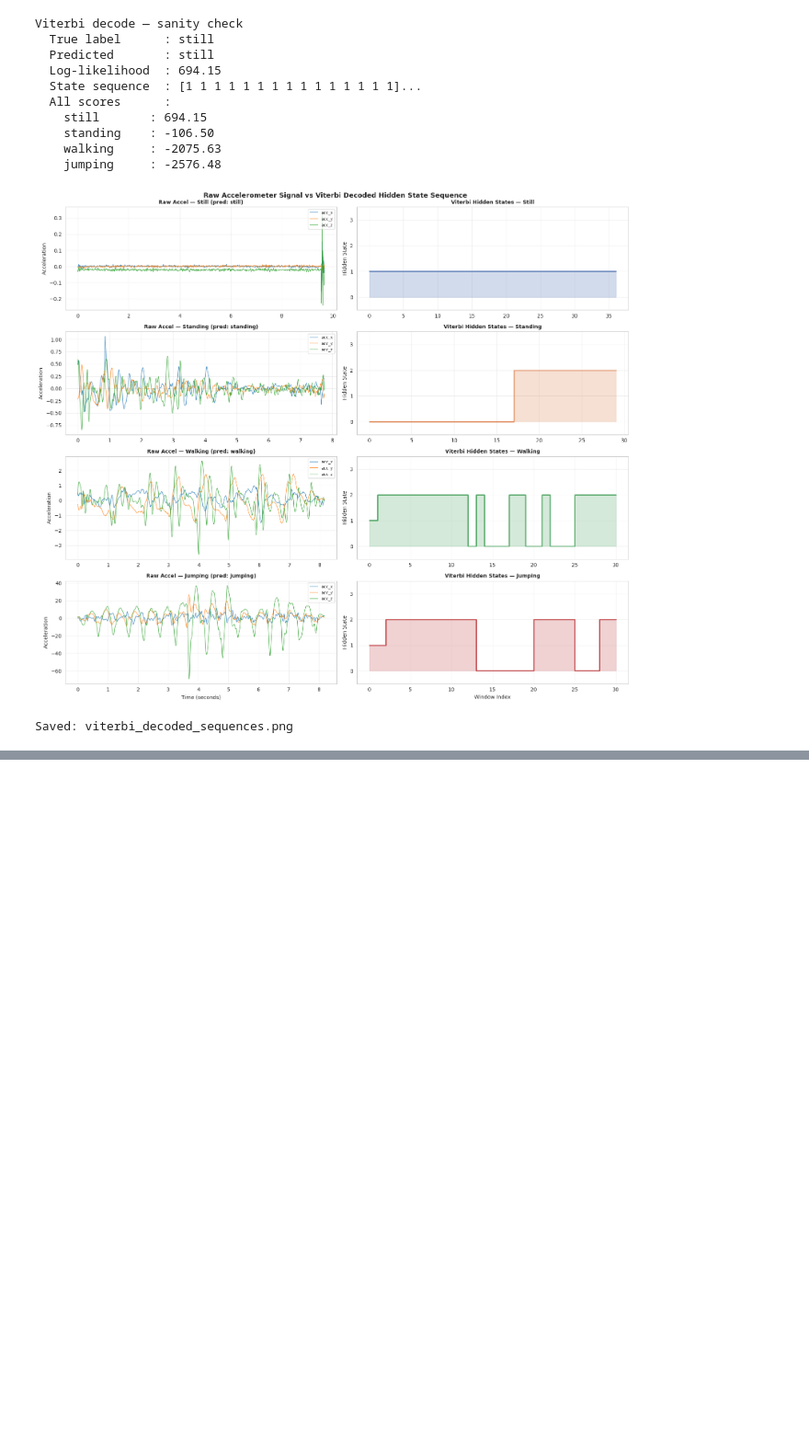
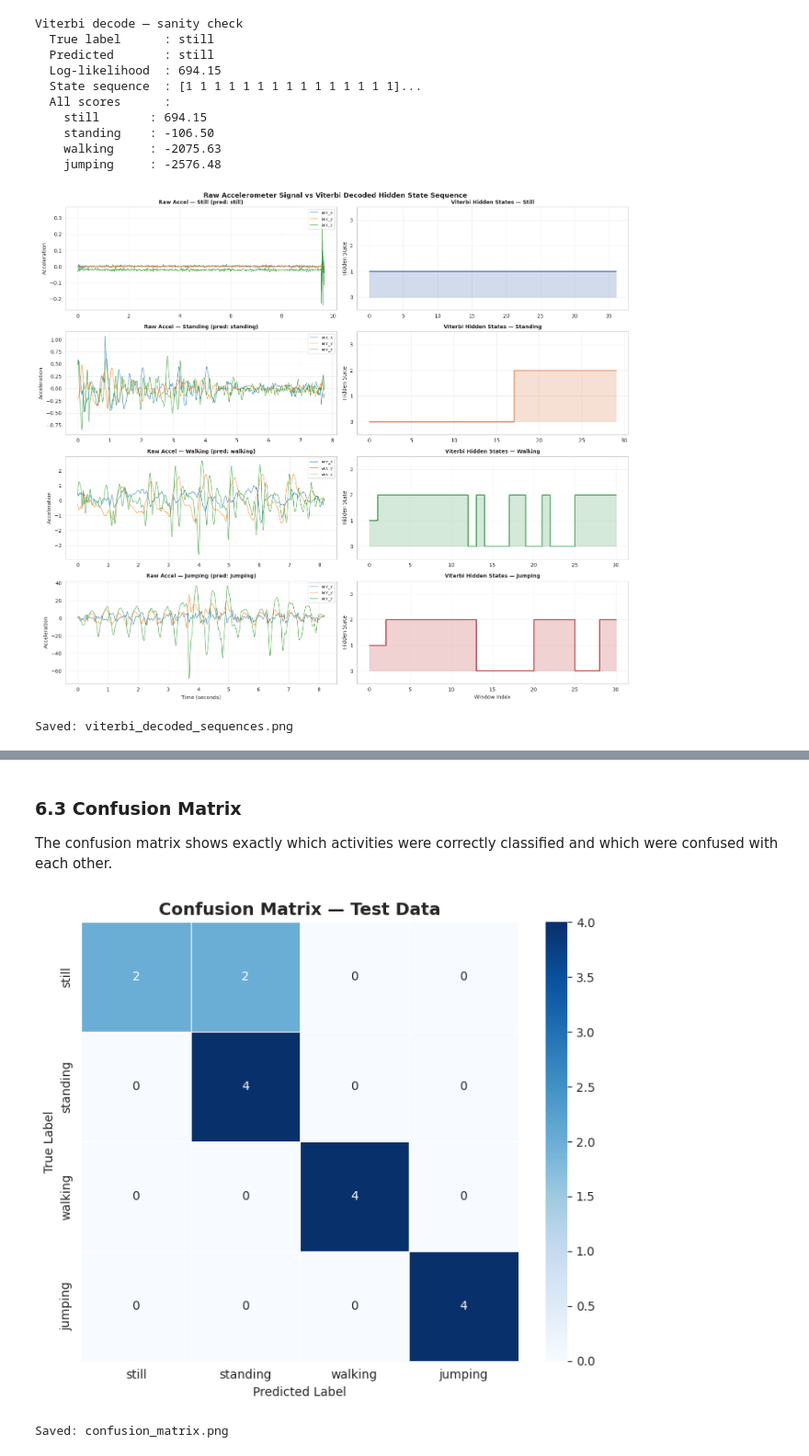
Before and after one commit to 1heodora-e/Hidden_Markov_Models_Formative, a Jupyter notebook: HMM_Activity_Recognition_Notebook.ipynb, the cells around one changed output, grey strips where cells are left out. Shown at 92% size. Cells and saved outputs as stored; diff of their text form; code cells hidden in the pictures; blank space fills up the shorter version.

Commit message:
Added model evaluation on unseen test data with confusion matrix, sensitivity, specificity, and classification

```diff
--- a/HMM_Activity_Recognition_Notebook.ipynb
+++ b/HMM_Activity_Recognition_Notebook.ipynb
@@ -1013,0 +1064,23 @@ Saved: viterbi_decoded_sequences.png
+# %%
+# ── 6.2 Predict on all test sequences ──
+
+y_true = []
+y_pred = []
+
+print(f"{"Trial":<35} {"True":<12} {"Predicted":<12} {"Match"}")
+print("-" * 70)
+
+for seq, true_label, trial_id in zip(test_sequences, test_activities, test_trial_ids):
+    pred, states, lp, scores = predict_from_raw_sequence(seq, hmm_models, scaler)
+    if pred is None:
+        continue
+    y_true.append(true_label)
+    y_pred.append(pred)
+    match = "✓" if pred == true_label else "✗"
+    print(f"{trial_id[:33]:<35} {true_label:<12} {pred:<12} {match}")
+
+y_true = np.array(y_true)
+y_pred = np.array(y_pred)
+overall_acc = np.mean(y_true == y_pred)
+print("-" * 70)
+print(f"Overall Accuracy: {overall_acc*100:.1f}%  ({np.sum(y_true==y_pred)}/{len(y_true)} correct)")
@@ -1013,0 +1108,27 @@ Saved: viterbi_decoded_sequences.png
+# %% [markdown]
+### 6.3 Confusion Matrix
+
+The confusion matrix shows exactly which activities were correctly classified and which were confused with each other.
+# %%
+# ── 6.3 Confusion Matrix ──
+from sklearn.metrics import confusion_matrix, classification_report
+
+act_order = ["still", "standing", "walking", "jumping"]
+cm = confusion_matrix(y_true, y_pred, labels=act_order)
+
+fig, ax = plt.subplots(figsize=(7, 6))
+sns.heatmap(
+    cm, annot=True, fmt="d", cmap="Blues",
+    xticklabels=act_order, yticklabels=act_order,
+    linewidths=0.5, linecolor="white", ax=ax
+)
+ax.set_title("Confusion Matrix — Test Data", fontsize=14, fontweight="bold")
+ax.set_ylabel("True Label")
+ax.set_xlabel("Predicted Label")
+plt.tight_layout()
+plt.savefig("confusion_matrix.png", dpi=150, bbox_inches="tight")
+plt.show()
+print("Saved: confusion_matrix.png")
+# %% [output]
+[figure, added]
+Saved: confusion_matrix.png
```
Also changed, not shown: parts of 12 cells of this notebook.
